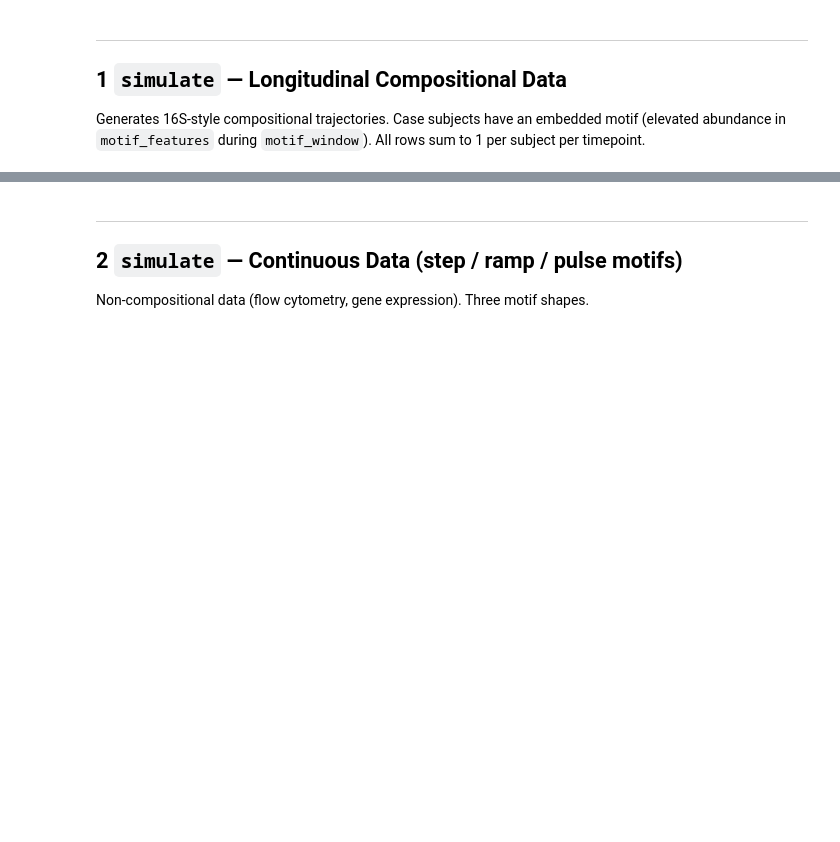
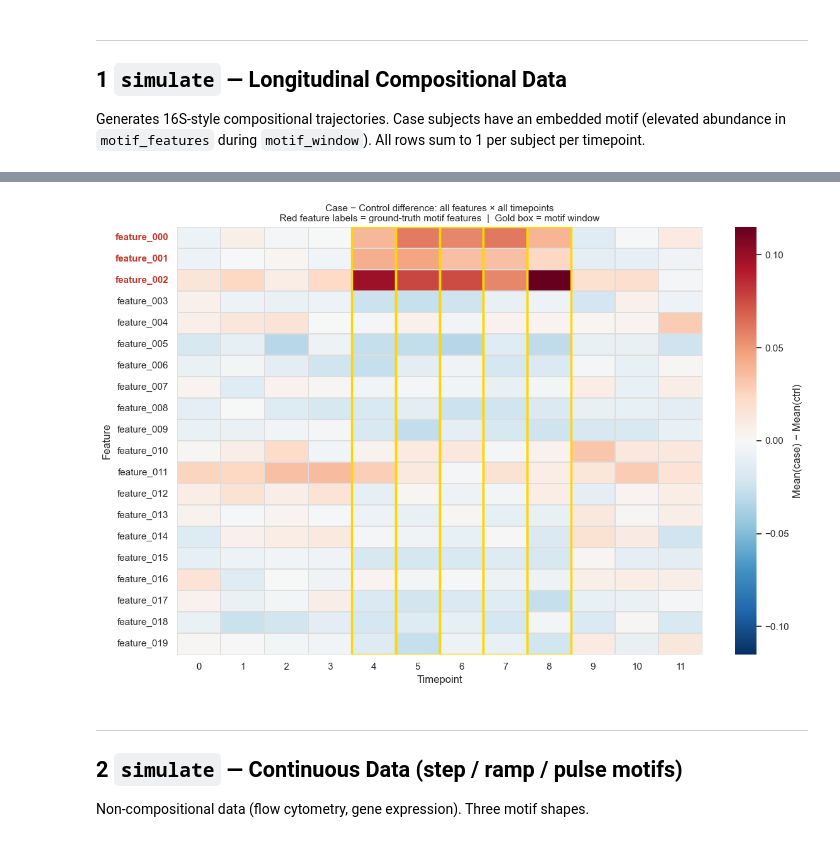
Before and after one commit to cbumby17/TEMPO, a Jupyter notebook: dev_notebook.ipynb, the cells around one changed output, grey strips where cells are left out. Saved outputs shown, nothing was run; the diff lists cells and outputs as text; code cells hidden in the pictures; blank space fills up the shorter version.

```diff
--- a/dev_notebook.ipynb
+++ b/dev_notebook.ipynb
@@ -153,3 +147,55 @@ plt.show()
+# %%
+# All-features difference heatmap — see every feature at once.
+# Colour = mean(case) − mean(ctrl) at each (feature, timepoint).
+# Red feature labels = ground-truth motif features.
+# Gold box = motif window.
+
+case_mean = (
+    df[df['outcome'] == 1]
+    .groupby(['feature', 'timepoint'])['value'].mean()
+    .unstack('timepoint').reindex(features)[timepoints]
+)
+ctrl_mean = (
+    df[df['outcome'] == 0]
+    .groupby(['feature', 'timepoint'])['value'].mean()
+    .unstack('timepoint').reindex(features)[timepoints]
+)
+diff = case_mean - ctrl_mean
+
+fig, ax = plt.subplots(figsize=(12, 8))
+vmax = np.abs(diff.values).max()
+sns.heatmap(
+    diff, ax=ax,
+    cmap='RdBu_r', center=0, vmin=-vmax, vmax=vmax,
+    linewidths=0.3, linecolor='#dddddd',
+    cbar_kws={'label': 'Mean(case) − Mean(ctrl)'},
+)
+
+# Gold border around motif window columns
+for tp in range(window[0], window[1] + 1):
+    col_idx = timepoints.index(tp)
+    ax.add_patch(plt.Rectangle(
+        (col_idx, 0), 1, len(features),
+        fill=False, edgecolor='gold', lw=2.5, zorder=5
+    ))
+
+# Red labels for known motif features
+for lbl in ax.get_yticklabels():
+    if lbl.get_text() in truth['motif_features']:
+        lbl.set_color('#c0392b')
+        lbl.set_fontweight('bold')
+
+ax.set_title(
+    'Case − Control difference: all features × all timepoints\n'
+    'Red feature labels = ground-truth motif features  |  Gold box = motif window',
+    fontsize=11
+)
+ax.set_xlabel('Timepoint')
+ax.set_ylabel('Feature')
+plt.tight_layout()
+plt.show()
+# %% [output]
+[figure, added]
 # %% [markdown]
 ---
 ## 2  `simulate` — Continuous Data (step / ramp / pulse motifs)
```
Also changed, not shown: parts of 24 cells of this notebook, 1 other file.
